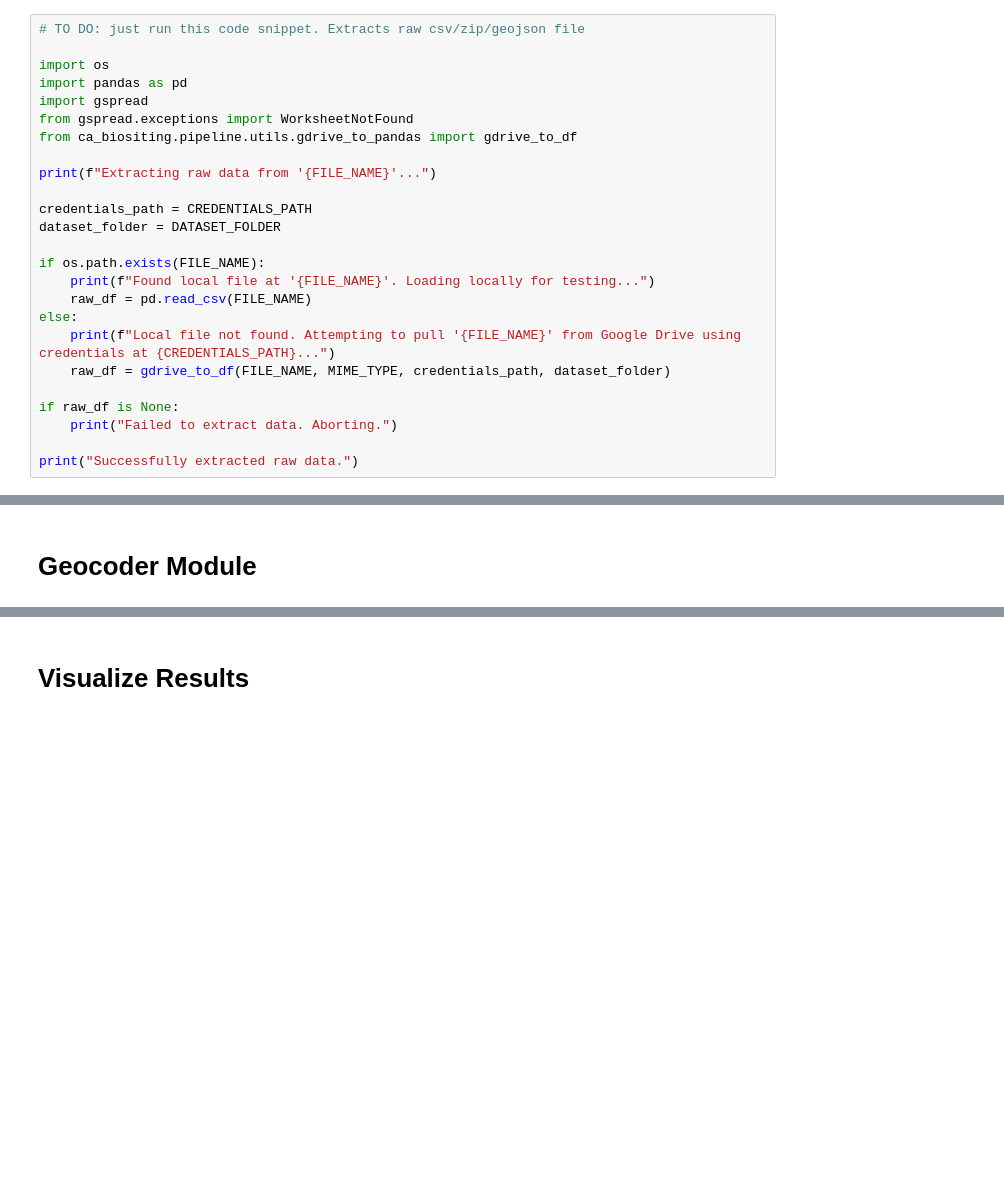
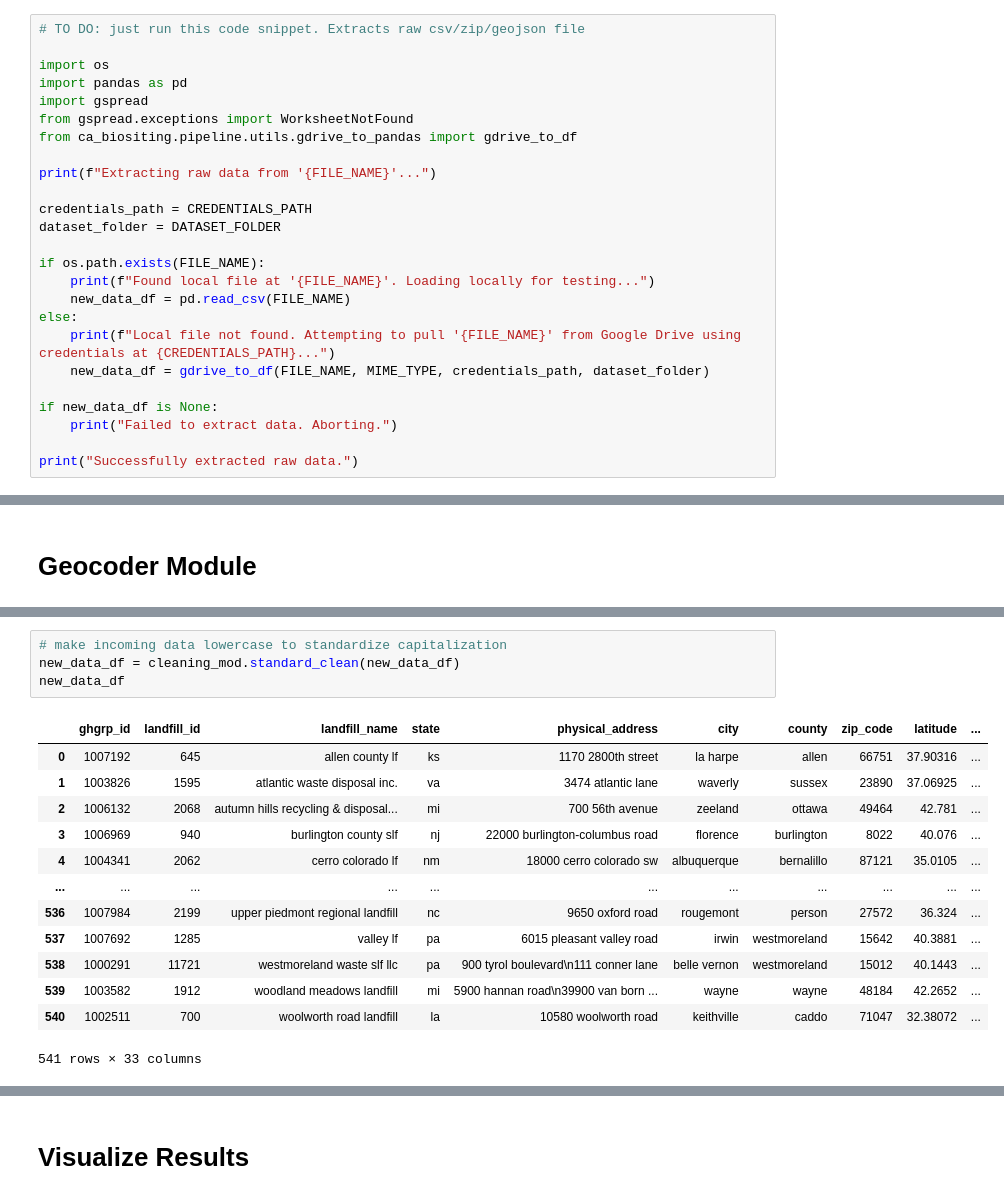
Before and after one commit to sustainability-software-lab/ca-biositing, a Jupyter notebook: src/ca_biositing/pipeline/ca_biositing/pipeline/utils/geocode_to_drive.ipynb, the cells around one changed output, grey strips where cells are left out. Cells and saved outputs as stored; diff of their text form; blank space fills up the shorter version.

Commit message:
standardize lowercase for data

```diff
--- a/src/ca_biositing/pipeline/ca_biositing/pipeline/utils/geocode_to_drive.ipynb
+++ b/src/ca_biositing/pipeline/ca_biositing/pipeline/utils/geocode_to_drive.ipynb
@@ -40,12 +51,12 @@ dataset_folder = DATASET_FOLDER
 
 if os.path.exists(FILE_NAME):
     print(f"Found local file at '{FILE_NAME}'. Loading locally for testing...")
-    raw_df = pd.read_csv(FILE_NAME)
+    new_data_df = pd.read_csv(FILE_NAME)
 else:
     print(f"Local file not found. Attempting to pull '{FILE_NAME}' from Google Drive using credentials at {CREDENTIALS_PATH}...")
-    raw_df = gdrive_to_df(FILE_NAME, MIME_TYPE, credentials_path, dataset_folder)
+    new_data_df = gdrive_to_df(FILE_NAME, MIME_TYPE, credentials_path, dataset_folder)
 
-if raw_df is None:
+if new_data_df is None:
     print("Failed to extract data. Aborting.")
 
 print("Successfully extracted raw data.")
@@ -78,3 +109,21 @@ df
+# %%
+# make incoming data lowercase to standardize capitalization
+new_data_df = cleaning_mod.standard_clean(new_data_df)
+new_data_df
+# %% [output]
+|  | ghgrp_id | landfill_id | landfill_name | state | physical_address | city | county | zip_code | latitude | ... |
+| 0 | 1007192 | 645 | allen county lf | ks | 1170 2800th street | la harpe | allen | 66751 | 37.90316 | ... |
+| 1 | 1003826 | 1595 | atlantic waste disposal inc. | va | 3474 atlantic lane | waverly | sussex | 23890 | 37.06925 | ... |
+| 2 | 1006132 | 2068 | autumn hills recycling & disposal... | mi | 700 56th avenue | zeeland | ottawa | 49464 | 42.781 | ... |
+| 3 | 1006969 | 940 | burlington county slf | nj | 22000 burlington-columbus road | florence | burlington | 8022 | 40.076 | ... |
+| 4 | 1004341 | 2062 | cerro colorado lf | nm | 18000 cerro colorado sw | albuquerque | bernalillo | 87121 | 35.0105 | ... |
+| ... | ... | ... | ... | ... | ... | ... | ... | ... | ... | ... |
+| 536 | 1007984 | 2199 | upper piedmont regional landfill | nc | 9650 oxford road | rougemont | person | 27572 | 36.324 | ... |
+| 537 | 1007692 | 1285 | valley lf | pa | 6015 pleasant valley road | irwin | westmoreland | 15642 | 40.3881 | ... |
+| 538 | 1000291 | 11721 | westmoreland waste slf llc | pa | 900 tyrol boulevard\n111 conner lane | belle vernon | westmoreland | 15012 | 40.1443 | ... |
+| 539 | 1003582 | 1912 | woodland meadows landfill | mi | 5900 hannan road\n39900 van born ... | wayne | wayne | 48184 | 42.2652 | ... |
+| 540 | 1002511 | 700 | woolworth road landfill | la | 10580 woolworth road | keithville | caddo | 71047 | 32.38072 | ... |
+541 rows × 33 columns
 # %%
 # TO DO: just run this code snippet.
 
```
Also changed, not shown: parts of 16 cells of this notebook.
